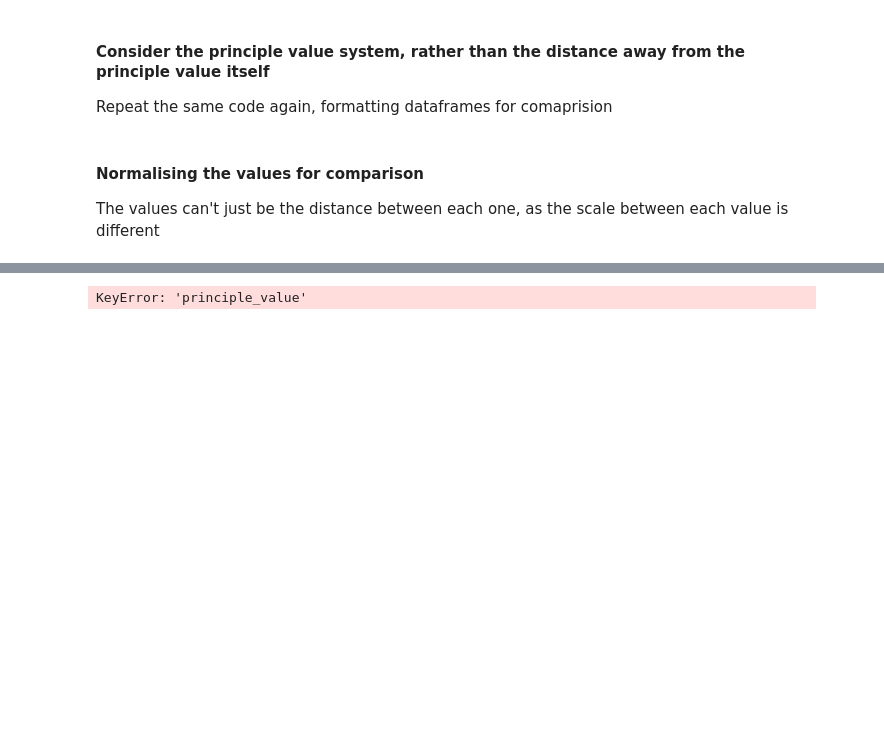
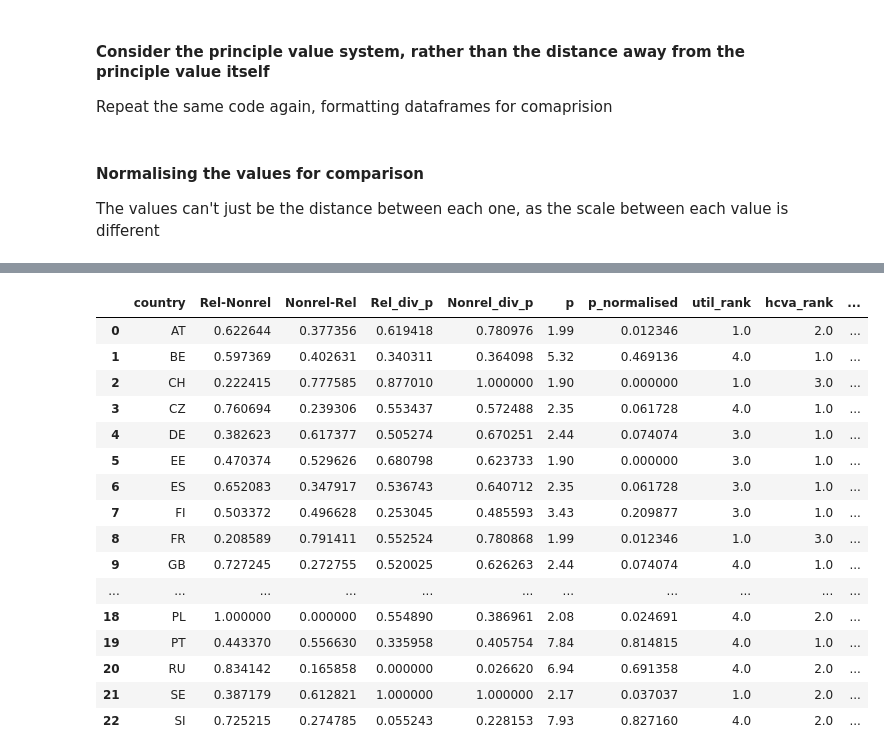
Before and after one commit to JosephTrevorrow/ValueSystemsAggregation, a Jupyter notebook: process_data/single_example_data_analysis_notebooks/rankings_payoffs.ipynb, the cells around one changed output, grey strips where cells are left out. Drawn from its saved outputs; the diff is of its cells as text; code cells hidden in the pictures; blank space fills up the shorter version.

```diff
--- a/process_data/single_example_data_analysis_notebooks/rankings_payoffs.ipynb
+++ b/process_data/single_example_data_analysis_notebooks/rankings_payoffs.ipynb
@@ -197,31 +185,44 @@ for row in agent_data_df.iterrows():
 # %%
 # Now calculate the ranking for of consensus rankings for each principle we are interested in
-for row in agent_data_df.iterrows():
-    index, row_data = row
-    temp_distances = {}
-    for row in consensus_data_df.iterrows():
-        index, consensus_data = row
-        for data in row.columns:
-            temp_distances[consensus_data['p']] = abs(row_data['p'] - consensus_data['p'])
-
-            temp_distances[principle] = abs(agent_principle - value)
-    temp_distances = {key: value for key, value in sorted(temp_distances.items(), key=lambda item: item[1])}
-
-
+comparison_data = ['p_normalised', 'Rel_div_p', 'Nonrel_div_p', 'Rel-Nonrel', 'Nonrel-Rel']
+for agent_row in agent_data_df.iterrows():
+    #print(agent_row)
+    temp_strategy_distances = {}
+    temp_distances = []
+    for consensus_row in consensus_data_df.iterrows():
+        #print(consensus_row)
+        for column in comparison_data:
+            agent_value = agent_row[1][column]
+            consensus_value = consensus_row[1][column]
+            abs_difference = abs(agent_value - consensus_value)
+            #print(f"Column: {column} Agent value: {agent_value}, Consensus value: {consensus_value}, Absolute difference: {abs_difference}")
+            temp_distances.append(abs_difference)
+        temp_strategy_distances[consensus_row[1]['p']] = sum(temp_distances)
+        temp_distances = []
+    strategy_temp_distances = {key: value for key, value in sorted(temp_strategy_distances.items(), key=lambda item: item[1])}
+    #print(strategy_temp_distances)
     # Place in dataframe for agent
-    for i, (principle, distance) in enumerate(temp_distances.items()):
-        agent_data_df.at[index, principle + "_rank"] = i + 1
-
-comparison_data = ['Rel_div_p', 'Nonrel_div_p', 'Rel-Nonrel', 'Nonrel-Rel', 'p']
-for row in agent_data_df.iterrows():
-    index, row_data = row
-    temp_distances = {}
-    for row in consensus_data_df.iterrows():
-        index, consensus_data = row
-        for data in comparision_data:
-            temp_distances[consensus_data['p']] = abs(row_data['p'] - consensus_data['p'])
-
-
-agent_principle_data_df
+    for i, (principle, distance) in enumerate(strategy_temp_distances.items()):
+        #print(f"Principle: {principle}, Distance: {distance}")
+        agent_data_df.at[agent_row[0], f'{principle}_rank'] = i + 1
+agent_data_df.rename(columns={'1.0_rank' : 'util_rank','2.100000000000001_rank' : 'hcva_rank', '1.4000000000000004_rank' : 't_rank', '9.999999999999982_rank' : 'egal_rank'}, inplace=True)
-# %% [output]
-KeyError: 'principle_value'
+# %%
+agent_data_df
+# %% [output]
+|  | country | Rel-Nonrel | Nonrel-Rel | Rel_div_p | Nonrel_div_p | p | p_normalised | util_rank | hcva_rank | ... |
+| 0 | AT | 0.622644 | 0.377356 | 0.619418 | 0.780976 | 1.99 | 0.012346 | 1.0 | 2.0 | ... |
+| 1 | BE | 0.597369 | 0.402631 | 0.340311 | 0.364098 | 5.32 | 0.469136 | 4.0 | 1.0 | ... |
+| 2 | CH | 0.222415 | 0.777585 | 0.877010 | 1.000000 | 1.90 | 0.000000 | 1.0 | 3.0 | ... |
+| 3 | CZ | 0.760694 | 0.239306 | 0.553437 | 0.572488 | 2.35 | 0.061728 | 4.0 | 1.0 | ... |
+| 4 | DE | 0.382623 | 0.617377 | 0.505274 | 0.670251 | 2.44 | 0.074074 | 3.0 | 1.0 | ... |
+| 5 | EE | 0.470374 | 0.529626 | 0.680798 | 0.623733 | 1.90 | 0.000000 | 3.0 | 1.0 | ... |
+| 6 | ES | 0.652083 | 0.347917 | 0.536743 | 0.640712 | 2.35 | 0.061728 | 3.0 | 1.0 | ... |
+| 7 | FI | 0.503372 | 0.496628 | 0.253045 | 0.485593 | 3.43 | 0.209877 | 3.0 | 1.0 | ... |
+| 8 | FR | 0.208589 | 0.791411 | 0.552524 | 0.780868 | 1.99 | 0.012346 | 1.0 | 3.0 | ... |
+| 9 | GB | 0.727245 | 0.272755 | 0.520025 | 0.626263 | 2.44 | 0.074074 | 4.0 | 1.0 | ... |
+| ... | ... | ... | ... | ... | ... | ... | ... | ... | ... | ... |
+| 18 | PL | 1.000000 | 0.000000 | 0.554890 | 0.386961 | 2.08 | 0.024691 | 4.0 | 2.0 | ... |
+| 19 | PT | 0.443370 | 0.556630 | 0.335958 | 0.405754 | 7.84 | 0.814815 | 4.0 | 1.0 | ... |
+| 20 | RU | 0.834142 | 0.165858 | 0.000000 | 0.026620 | 6.94 | 0.691358 | 4.0 | 2.0 | ... |
+| 21 | SE | 0.387179 | 0.612821 | 1.000000 | 1.000000 | 2.17 | 0.037037 | 1.0 | 2.0 | ... |
+| 22 | SI | 0.725215 | 0.274785 | 0.055243 | 0.228153 | 7.93 | 0.827160 | 4.0 | 2.0 | ... |
```
Also changed, not shown: parts of 5 cells of this notebook.
